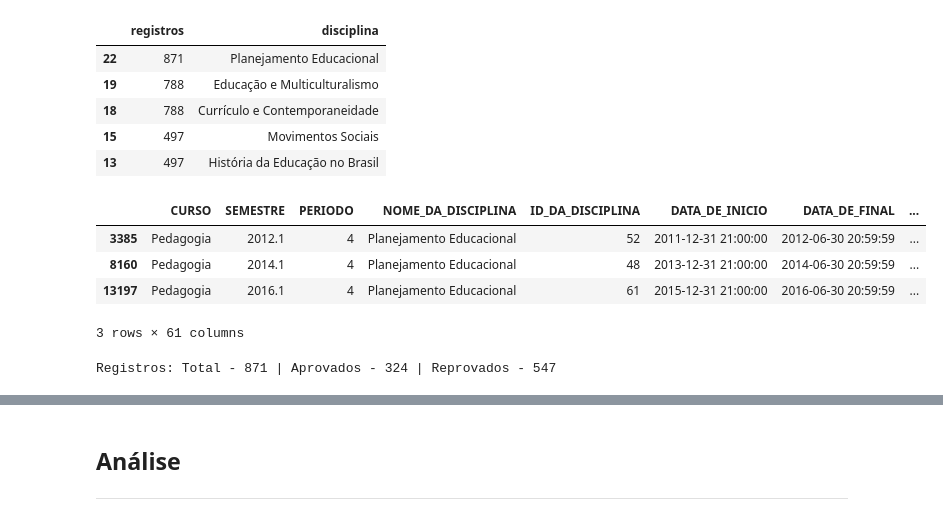
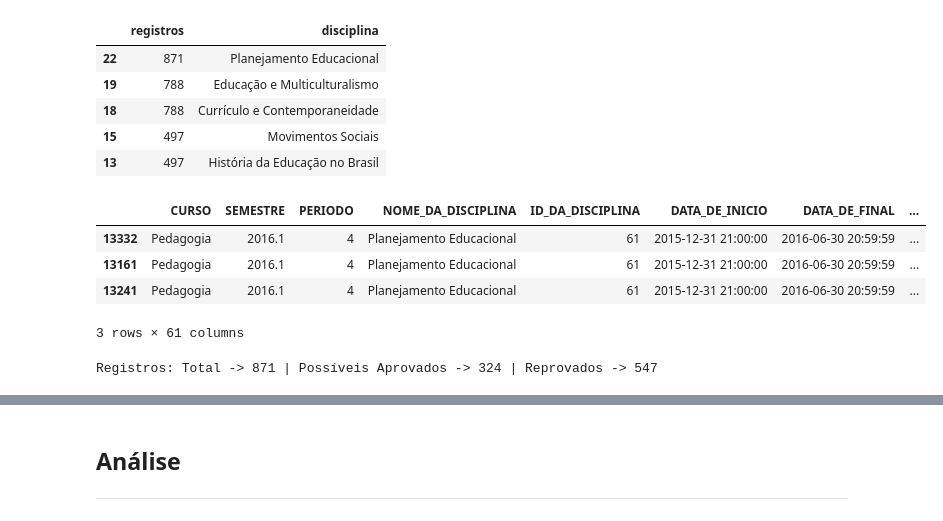
Before and after one commit to Drakmord2/EDM, a Jupyter notebook: Notebooks/Modelagem.ipynb, the cells around one changed output, grey strips where cells are left out. Drawn from its saved outputs; the diff is of its cells as text; code cells hidden in the pictures.

```diff
--- a/Notebooks/Modelagem.ipynb
+++ b/Notebooks/Modelagem.ipynb
@@ -137,8 +139,8 @@ def heatmap(df, title, ax):
 ----
 # %%
 # Carregar Dados
-
-base = '../Base/Subsets/basePedagogia.csv'
+curso = 'Pedagogia'
+base = '../Base/Subsets/base{}.csv'.format(curso)
 df_base = pd.read_csv(base, sep=';', decimal=',', index_col=False)
 df_base = drop_invalid_columns(df_base)
 # %%
@@ -169,25 +171,25 @@ df_disciplinas.head()
 # %%
 # Seleção
 
 df_base = df_base.sort_values(
-        by=['VAR31', 'VAR24', 'DESEMPENHO'],
+        by=['DESEMPENHO'],
         ascending=False
         )
 
 # Disciplina com mais registros
 df_base = df_base.loc[df_base["NOME_DA_DISCIPLINA"]==nome_disciplina]
 df_base.head(3)
 # %% [output]
 |  | CURSO | SEMESTRE | PERIODO | NOME_DA_DISCIPLINA | ID_DA_DISCIPLINA | DATA_DE_INICIO | DATA_DE_FINAL | ... |
-| 3385 | Pedagogia | 2012.1 | 4 | Planejamento Educacional | 52 | 2011-12-31 21:00:00 | 2012-06-30 20:59:59 | ... |
-| 8160 | Pedagogia | 2014.1 | 4 | Planejamento Educacional | 48 | 2013-12-31 21:00:00 | 2014-06-30 20:59:59 | ... |
-| 13197 | Pedagogia | 2016.1 | 4 | Planejamento Educacional | 61 | 2015-12-31 21:00:00 | 2016-06-30 20:59:59 | ... |
+| 13332 | Pedagogia | 2016.1 | 4 | Planejamento Educacional | 61 | 2015-12-31 21:00:00 | 2016-06-30 20:59:59 | ... |
+| 13161 | Pedagogia | 2016.1 | 4 | Planejamento Educacional | 61 | 2015-12-31 21:00:00 | 2016-06-30 20:59:59 | ... |
+| 13241 | Pedagogia | 2016.1 | 4 | Planejamento Educacional | 61 | 2015-12-31 21:00:00 | 2016-06-30 20:59:59 | ... |
 3 rows × 61 columns
 # %%
-print("Registros: Total - {} | Aprovados - {} | Reprovados - {}".format(
+print("Registros: Total -> {} | Possíveis Aprovados -> {} | Reprovados -> {}".format(
     len(df_base),
     len(df_base.loc[df_base["DESEMPENHO_BINARIO"] == 0]),
     len(df_base.loc[df_base["DESEMPENHO_BINARIO"] == 1]))
      )
 # %% [output]
-Registros: Total - 871 | Aprovados - 324 | Reprovados - 547
+Registros: Total -> 871 | Possíveis Aprovados -> 324 | Reprovados -> 547
```
Also changed, not shown: parts of 12 cells of this notebook, 4 other files.
